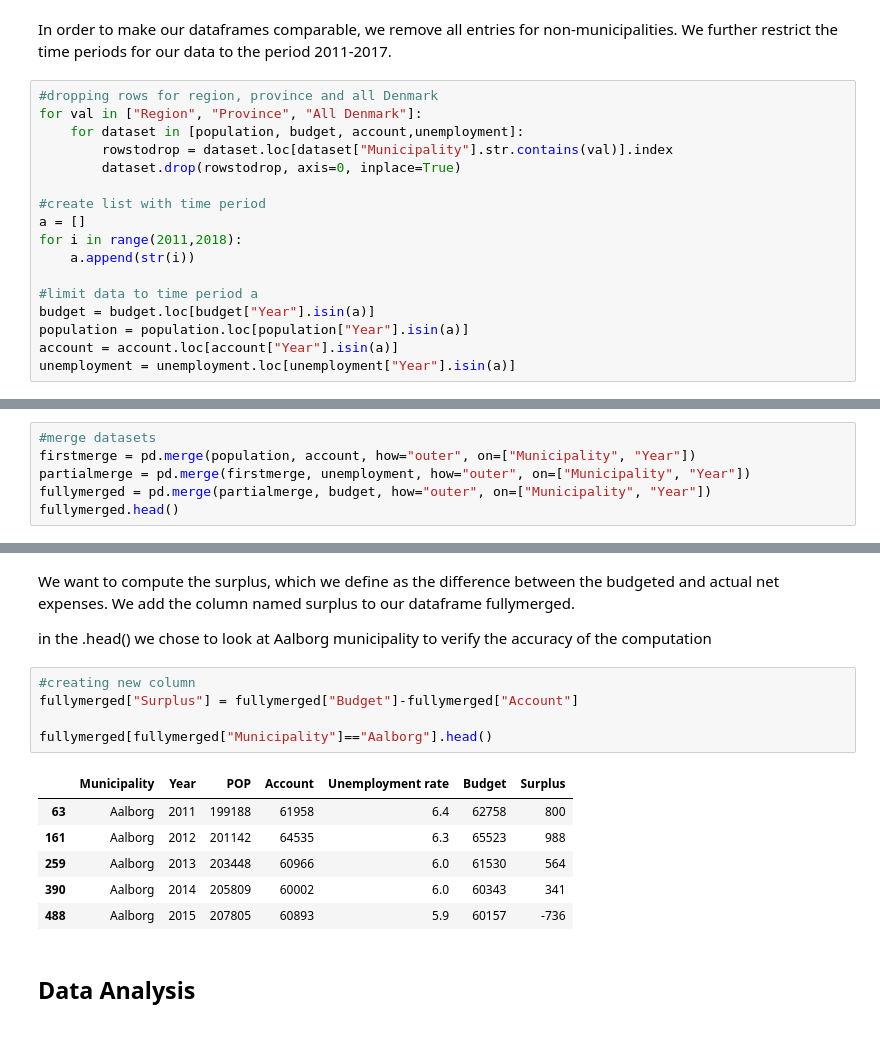
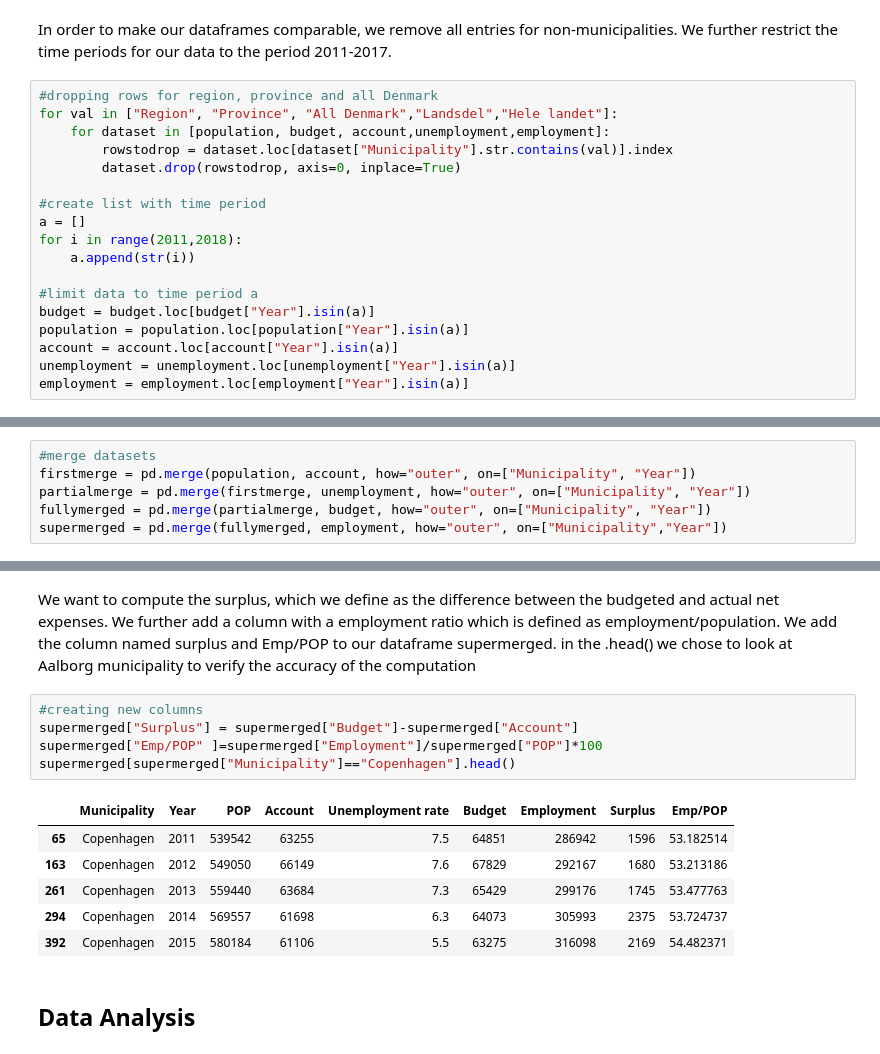
Before and after one commit to NumEconCopenhagen/projects-2019-nokiasnake, a Jupyter notebook: dataproject/dataProject.ipynb, the cells around one changed output, grey strips where cells are left out. Cells and saved outputs as stored; diff of their text form.

```diff
--- a/dataproject/dataProject.ipynb
+++ b/dataproject/dataProject.ipynb
@@ -102,8 +105,8 @@ memory usage: 32.4+ KB
 In order to make our dataframes comparable, we remove all entries for non-municipalities. We further restrict the time periods for our data to the period 2011-2017.
 # %%
 #dropping rows for region, province and all Denmark
-for val in ["Region", "Province", "All Denmark"]:
-    for dataset in [population, budget, account,unemployment]:
+for val in ["Region", "Province", "All Denmark","Landsdel","Hele landet"]:
+    for dataset in [population, budget, account,unemployment,employment]:
         rowstodrop = dataset.loc[dataset["Municipality"].str.contains(val)].index
         dataset.drop(rowstodrop, axis=0, inplace=True)
 
@@ -117,4 +120,5 @@ budget = budget.loc[budget["Year"].isin(a)]
 population = population.loc[population["Year"].isin(a)]
 account = account.loc[account["Year"].isin(a)]
 unemployment = unemployment.loc[unemployment["Year"].isin(a)]
+employment = employment.loc[employment["Year"].isin(a)]
 # %%
@@ -147,4 +148,4 @@ As seen from the .info() our dataframes have the same dimensions and we are able
 firstmerge = pd.merge(population, account, how="outer", on=["Municipality", "Year"])
 partialmerge = pd.merge(firstmerge, unemployment, how="outer", on=["Municipality", "Year"])
 fullymerged = pd.merge(partialmerge, budget, how="outer", on=["Municipality", "Year"])
-fullymerged.head()
+supermerged = pd.merge(fullymerged, employment, how="outer", on=["Municipality","Year"])
@@ -158,19 +161,19 @@ fullymerged.head()
 # %% [markdown]
-We want to compute the surplus, which we define as the difference between the budgeted and actual net expenses. We add the column named surplus to our dataframe fullymerged.
-
+We want to compute the surplus, which we define as the difference between the budgeted and actual net expenses. We further add a column with a employment ratio which is defined as employment/population.
+We add the column named surplus and Emp/POP to our dataframe supermerged.
 in the .head() we chose to look at Aalborg municipality to verify the accuracy of the computation
-# %%
-#creating new column
-fullymerged["Surplus"] = fullymerged["Budget"]-fullymerged["Account"]
-
-fullymerged[fullymerged["Municipality"]=="Aalborg"].head()
-# %% [output]
-|  | Municipality | Year | POP | Account | Unemployment rate | Budget | Surplus |
-| 63 | Aalborg | 2011 | 199188 | 61958 | 6.4 | 62758 | 800 |
-| 161 | Aalborg | 2012 | 201142 | 64535 | 6.3 | 65523 | 988 |
-| 259 | Aalborg | 2013 | 203448 | 60966 | 6.0 | 61530 | 564 |
-| 390 | Aalborg | 2014 | 205809 | 60002 | 6.0 | 60343 | 341 |
-| 488 | Aalborg | 2015 | 207805 | 60893 | 5.9 | 60157 | -736 |
+# %%
+#creating new columns
+supermerged["Surplus"] = supermerged["Budget"]-supermerged["Account"]
+supermerged["Emp/POP" ]=supermerged["Employment"]/supermerged["POP"]*100
+supermerged[supermerged["Municipality"]=="Copenhagen"].head()
+# %% [output]
+|  | Municipality | Year | POP | Account | Unemployment rate | Budget | Employment | Surplus | Emp/POP |
+| 65 | Copenhagen | 2011 | 539542 | 63255 | 7.5 | 64851 | 286942 | 1596 | 53.182514 |
+| 163 | Copenhagen | 2012 | 549050 | 66149 | 7.6 | 67829 | 292167 | 1680 | 53.213186 |
+| 261 | Copenhagen | 2013 | 559440 | 63684 | 7.3 | 65429 | 299176 | 1745 | 53.477763 |
+| 294 | Copenhagen | 2014 | 569557 | 61698 | 6.3 | 64073 | 305993 | 2375 | 53.724737 |
+| 392 | Copenhagen | 2015 | 580184 | 61106 | 5.5 | 63275 | 316098 | 2169 | 54.482371 |
 # %% [markdown]
 ## **Data Analysis**
 # %% [markdown]
```
Also changed, not shown: parts of 24 cells of this notebook, 7 other files.
